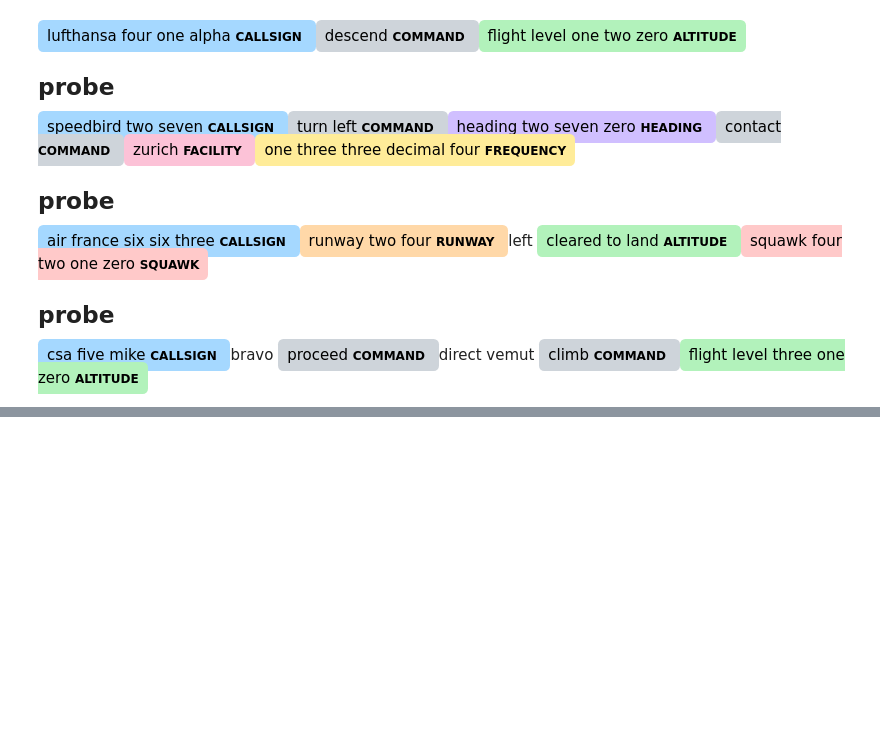
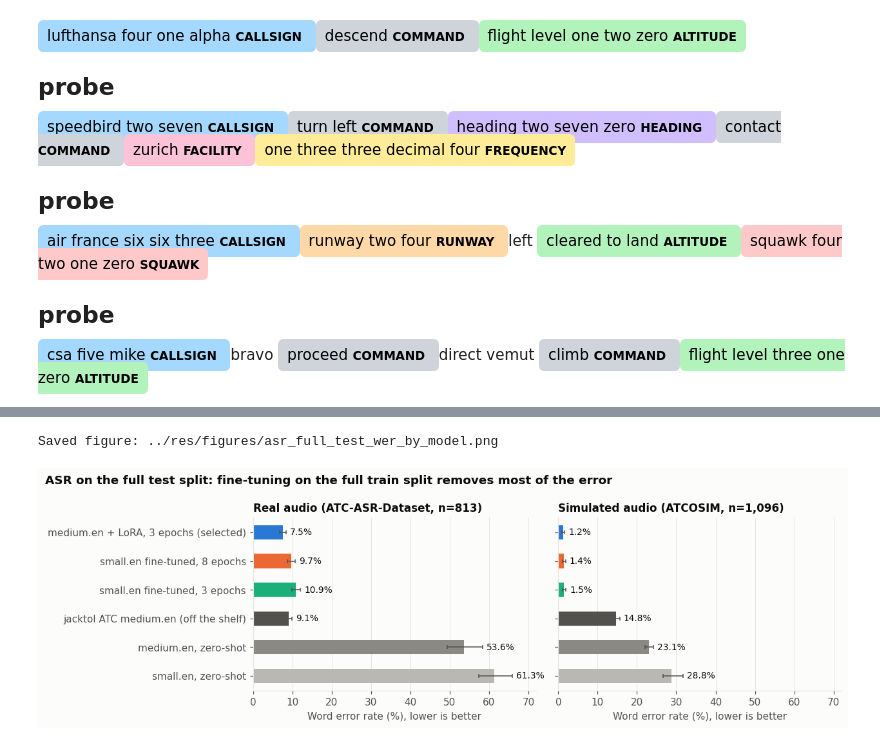
Before and after one commit to BrettFX/UMBC-DATA606-Capstone, a Jupyter notebook: notebooks/machine_learning.ipynb, the cells around one changed output, grey strips where cells are left out. Saved outputs shown, nothing was run; the diff lists cells and outputs as text; code cells hidden in the pictures; blank space fills up the shorter version.

Commit message:
Update report and ML notebook with full-dataset ASR, NER and CPU inference results

```diff
--- a/notebooks/machine_learning.ipynb
+++ b/notebooks/machine_learning.ipynb
@@ -2318,0 +2392,16 @@ csa five mike CALLSIGN bravo proceed COMMAND direct vemut climb COMMAND flight l
+# %%
+# Full-test-split results (1,909 utterances) for every ASR condition, with bootstrap confidence intervals.
+# Produced by scripts/run_asr_train.py (training + scoring) and scripts/summarize_asr_experiments.py (the table below).
+summary = pd.read_csv(RES / "experiments_summary.csv")
+summary["model"] = summary["model"].map(MODEL_LABEL)
+fmt = lambda r: f"{100 * r.wer:.1f}% ({100 * r.wer_lo:.1f}-{100 * r.wer_hi:.1f})"
+table = (summary.assign(cell=summary.apply(fmt, axis=1))
+         .pivot(index="model", columns="source", values="cell")[["ALL", "atc-asr-dataset", "atcosim"]]
+         .rename(columns={"ALL": "Overall (n=1,909)", "atc-asr-dataset": "Real audio (n=813)", "atcosim": "Simulated audio (n=1,096)"}))
+order = summary[summary.source == "ALL"].sort_values("wer").model.tolist()
+display(table.loc[order])
+
+training = summary[(summary.source == "ALL") & summary.train_minutes.notna()][["model", "lora", "learning_rate", "epochs_trained", "train_minutes", "best_val_wer"]]
+training = training.assign(best_val_wer=(100 * training.best_val_wer).round(2)).set_index("model")
+print("\nTraining cost and best validation WER (500-row validation sample):")
+display(training)
@@ -2318,0 +2423,24 @@ csa five mike CALLSIGN bravo proceed COMMAND direct vemut climb COMMAND flight l
+# %%
+# Figure: WER by model on real and simulated audio. Fixed model colors; the models trained in this project are colored,
+# everything else is gray. Error bars are 95% bootstrap intervals over utterances.
+fig, axes = plt.subplots(1, 2, figsize=(11.5, 3.7), sharey=True)
+for ax, (source, title) in zip(axes, [("atc-asr-dataset", "Real audio (ATC-ASR-Dataset, n=813)"), ("atcosim", "Simulated audio (ATCOSIM, n=1,096)")]):
+    sub = summary[summary.source == source].set_index("model").loc[order]
+    y = np.arange(len(sub))
+    ax.barh(y, 100 * sub.wer, height=0.5, color=[MODEL_COLOR[m] for m in sub.index])
+    ax.errorbar(100 * sub.wer, y, xerr=[100 * (sub.wer - sub.wer_lo), 100 * (sub.wer_hi - sub.wer)], fmt="none", ecolor=INK2, elinewidth=1, capsize=2)
+    for yi, (m, r) in zip(y, sub.iterrows()):
+        ax.text(100 * r.wer_hi + 1.0, yi, f"{100 * r.wer:.1f}%", va="center", fontsize=9, color=INK)
+    ax.set_yticks(y, sub.index)
+    ax.set_xlim(0, 72)
+    ax.set_xlabel("Word error rate (%), lower is better")
+    ax.set_title(title)
+    ax.grid(axis="y", visible=False)
+axes[0].invert_yaxis()
+fig.suptitle("ASR on the full test split: fine-tuning on the full train split removes most of the error", x=0.01, ha="left", fontsize=12, fontweight="bold")
+fig.tight_layout()
+save_figure(fig, "asr_full_test_wer_by_model")
+plt.show()
+# %% [output]
+Saved figure: ../res/figures/asr_full_test_wer_by_model.png
+[figure, added]
```
Also changed, not shown: parts of 48 cells of this notebook, 10 other files.
